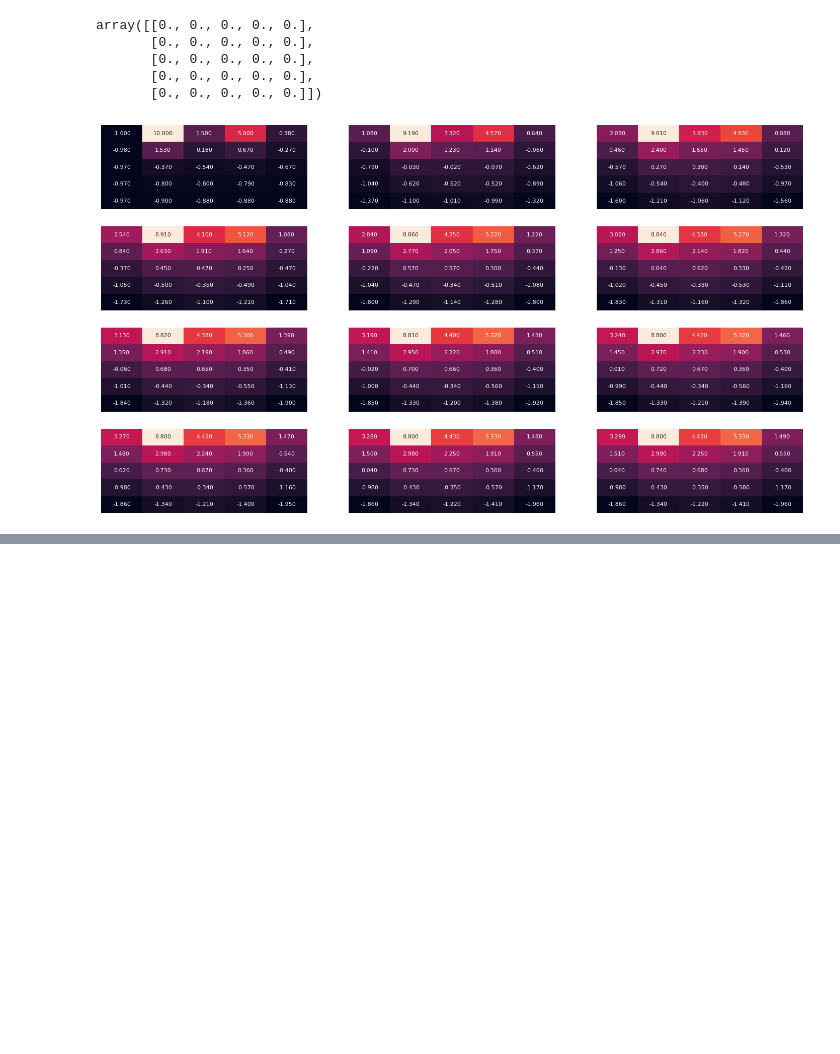
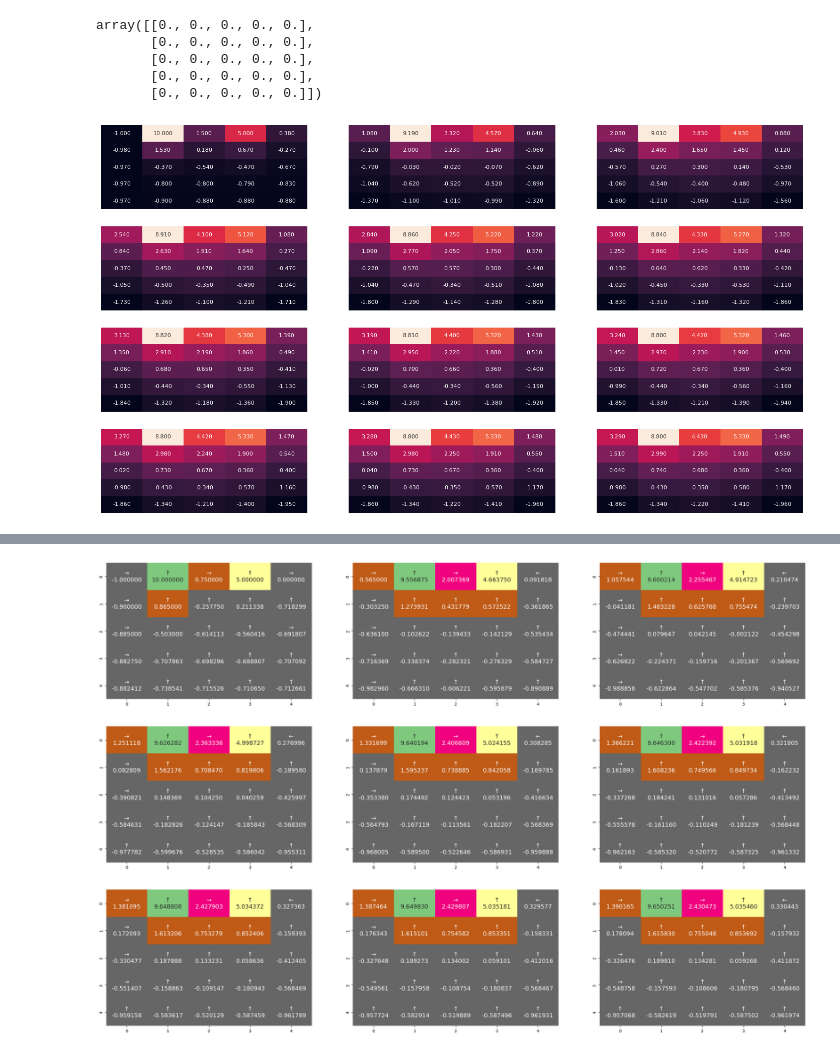
Before and after one commit to gridflowai/trg-RL-14-sep, a Jupyter notebook: Day4/mdp-05-gridworld-special states.ipynb, the cells around one changed output, grey strips where cells are left out. Drawn from its saved outputs; the diff is of its cells as text; code cells hidden in the pictures; blank space fills up the shorter version.

```diff
--- a/Day4/mdp-05-gridworld-special states.ipynb
+++ b/Day4/mdp-05-gridworld-special states.ipynb
@@ -94,0 +156,71 @@ compute_value_funcs(grid)
+# %%
+grid  = np.zeros((BOARD_ROWS, BOARD_COLS))
+gamma = .6                                      # discount value
+
+A_row = 0
+A_col = 1
+
+B_row = 0
+B_col = 3
+
+A_dest_row = 4
+A_dest_col = 1
+
+B_dest_row = 2
+B_dest_col = 3
+# %%
+number_plots_per_row    = 3
+nbr_cycles_of_run       = 9
+# %%
+fig, ax = plt.subplots(nrows   = nbr_cycles_of_run//number_plots_per_row,
+                       ncols   = number_plots_per_row,
+                       figsize = (30, 20))
+
+for num in range(nbr_cycles_of_run ):  # number of times we will go through the whole grid
+
+    for i in range(BOARD_ROWS):        # all the rows
+        for j in range(BOARD_COLS):    # all the columns
+
+            # if going up takes us out of the grid then its value be 0
+            up_grid    = grid[i-1][j] if i > 0 else 0
+
+            # if going down takes us out of the grid then its value be 0
+            down_grid  = grid[i+1][j] if i < BOARD_ROWS-1 else 0
+
+            # if going left takes us out of the grid then its value be 0
+            left_grid  = grid[i][j-1] if j > 0 else 0
+
+            #if going right takes us out of the grid then its value be 0
+            right_grid = grid[i][j+1] if j < BOARD_COLS-1 else 0
+
+            all_dirs = [up_grid, down_grid, left_grid, right_grid]
+
+            value=0
+
+            if i==A_row and j==A_col:   # the position of A
+                value = 10 + gamma * grid[A_dest_row][A_dest_col]
+            elif i==0 and j==3:         # the position of B
+                value = 5  + gamma * grid[B_dest_row][B_dest_col]
+            else:
+                for direc in all_dirs:
+                    if direc != 0:
+                        value += .25 * (0 +  gamma * direc)      # if we don't go out of the grid
+                    else:
+                        value += .25 * (-1 + gamma * grid[i][j]) # if we go out of the grid
+
+            grid[i][j] = value
+
+    V = np.round(grid, 6)
+    policy, all_dirs_chars = get_policy(V, BOARD_ROWS, BOARD_COLS)
+
+    sns.heatmap(V,
+            annot = policy,
+            fmt   = '',
+            cbar  = False,
+            #square= True,
+            cmap  = 'Accent_r',
+            annot_kws = {"size":14},
+            ax        = ax[num//number_plots_per_row, num%number_plots_per_row]
+            );
+# %% [output]
+[figure, added]
```
Also changed, not shown: parts of 5 cells of this notebook.
